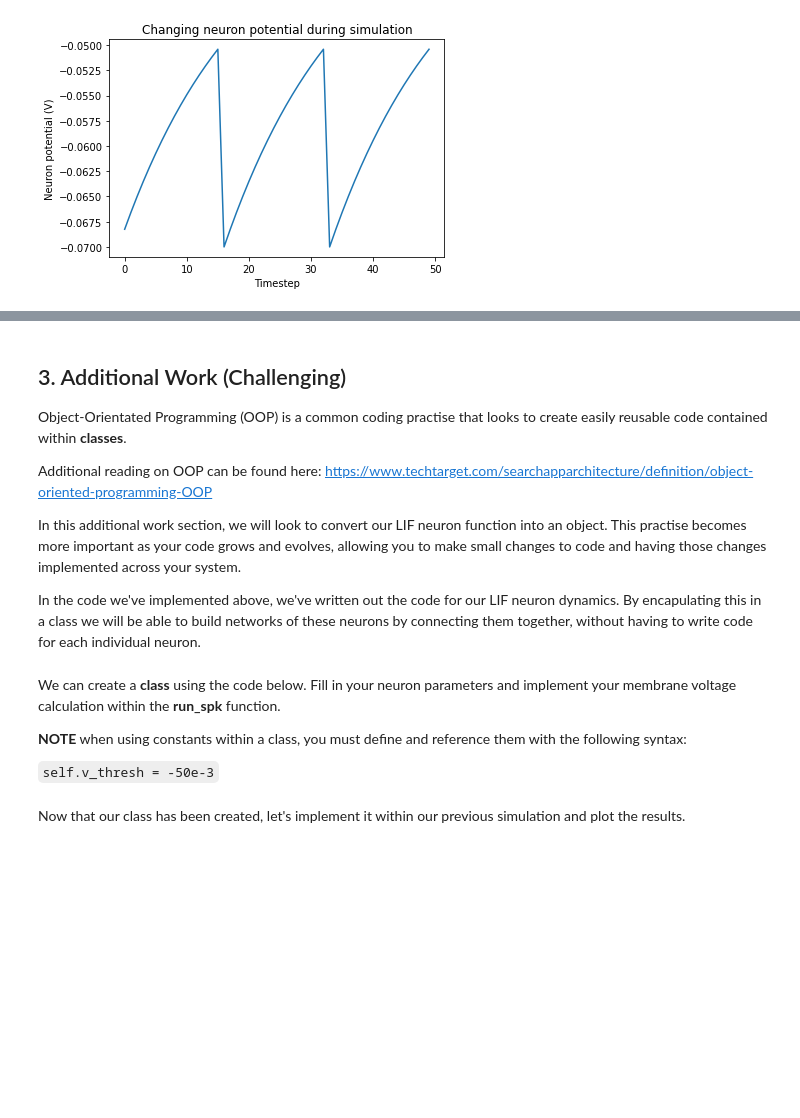
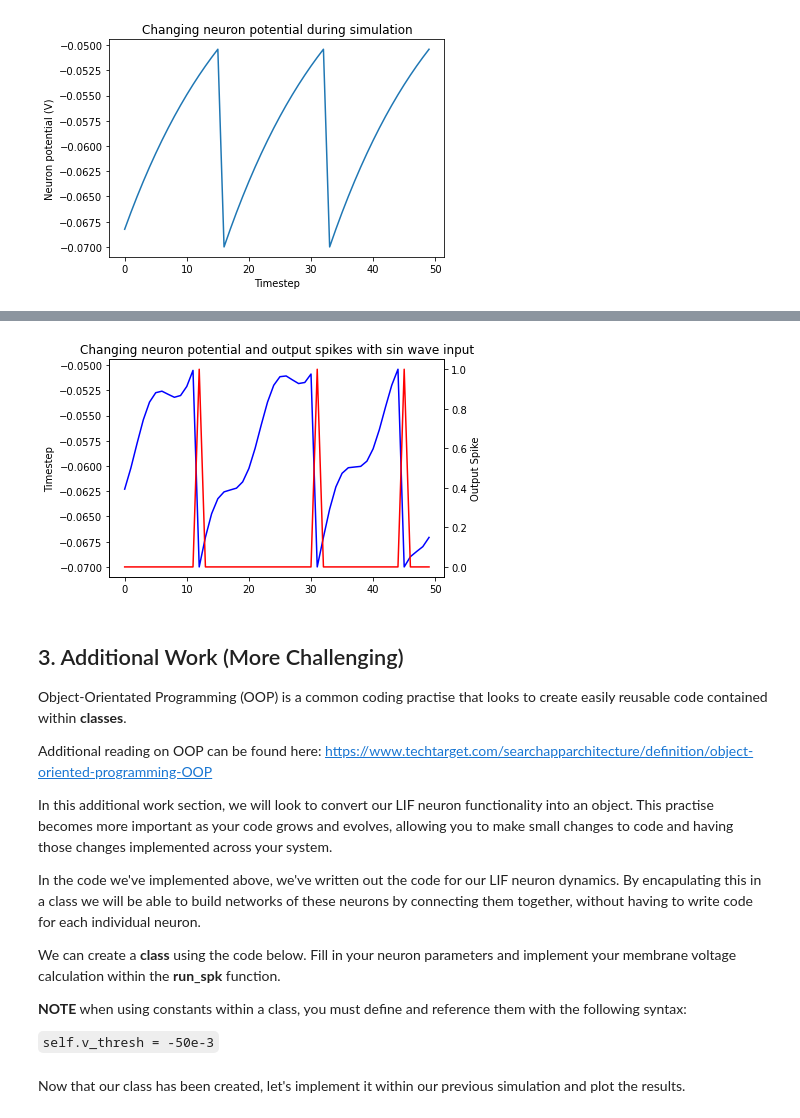
Before and after one commit to Geoforger/SummerSchool2023, a Jupyter notebook: Workshop 1/Workshop 1 Equations to Code.ipynb, the cells around one changed output, grey strips where cells are left out. Saved outputs shown, nothing was run; the diff lists cells and outputs as text; code cells hidden in the pictures; blank space fills up the shorter version.

```diff
--- a/Workshop 1/Workshop 1 Equations to Code.ipynb
+++ b/Workshop 1/Workshop 1 Equations to Code.ipynb
@@ -169,20 +233,67 @@ plt.show()
+# %%
+# TODO: Create a data structure to record your spikes, use the code snippets above as inspiration
+v_list = []
+s_list = [] # REMOVE
+
+# The average current for our generated sin wave will be 250nA. This should be used to calculate current at each timestep
+i_mean = 25e-11
+
+# This loop will run our simulation for the number of timesteps specified above
+for time in range(timesteps):
+    # Time at this timestep
+    t = time * dt
+
+    # TODO: Find the input current at this time on a sinisoidal wave. Use the same code as you implemented above
+    #i = ?
+    i = i_mean * (1 + np.sin((t * 2 * np.pi) / 0.01)) # REMOVE
+
+    # TODO: Calculate the voltage at this timestep. Use the same code as you implemented above
+    #v = ?
+    v = v + (dt / tau * (E_leak - v + (r*i))) # REMOVE
+
+    # If we've exceeded the threshold voltage, send an output spike and reset the voltage
+    if v > v_thresh:
+        v = v_reset
+        s_list.append(1) # REMOVE
+    else:# REMOVE
+        s_list.append(0)# REMOVE
+
+    # Record the membrange voltage at this timestep
+    v_list.append(v)
+
+
+# Plotting spikes alongside V spikes
+fig,ax1 = plt.subplots()
+
+ax1.plot(np.arange(len(v_list)), v_list, label="Membrane Potential (V)", color="blue")
+ax1.set_ylabel("Neuron potential (V)")
+ax1.set_ylabel("Timestep")
+
+ax2 = ax1.twinx()
+ax2.plot(np.arange(len(s_list)), s_list, label="Output Spike", color="red")
+ax2.set_ylabel("Output Spike")
+
+plt.title("Changing neuron potential and output spikes with sin wave input")
+plt.show()
+# %% [output]
+[figure, added]
 # %% [markdown]
-## 3. Additional Work (Challenging)
+## 3. Additional Work (More Challenging)
 
 Object-Orientated Programming (OOP) is a common coding practise that looks to create easily reusable code contained within **classes**.
 
 Additional reading on OOP can be found here:
 https://www.techtarget.com/searchapparchitecture/definition/object-oriented-programming-OOP
 
-In this additional work section, we will look to convert our LIF neuron function into an object. This practise becomes more important as your code grows and evolves, allowing you to make small changes to code and having those changes implemented across your system.
+In this additional work section, we will look to convert our LIF neuron functionality into an object. This practise becomes more important as your code grows and evolves, allowing you to make small changes to code and having those changes implemented across your system.
 
 In the code we've implemented above, we've written out the code for our LIF neuron dynamics. By encapulating this in a class we will be able to build networks of these neurons by connecting them together, without having to write code for each individual neuron.
+
+We can create a **class** using the code below. Fill in your neuron parameters and implement your membrane voltage calculation within the **run_spk** function.
+
+**NOTE** when using constants within a class, you must define and reference them with the following syntax:
+
+`self.v_thresh = -50e-3`
-# %% [markdown]
-We can create a **class** using the code below. Fill in your neuron parameters and implement your membrane voltage calculation within the **run_spk** function.
-
-**NOTE** when using constants within a class, you must define and reference them with the following syntax:
-
-`self.v_thresh = -50e-3`
 # %%
 class LIFNeuron():
     def __init__(self):
```
Also changed, not shown: parts of 18 cells of this notebook.
